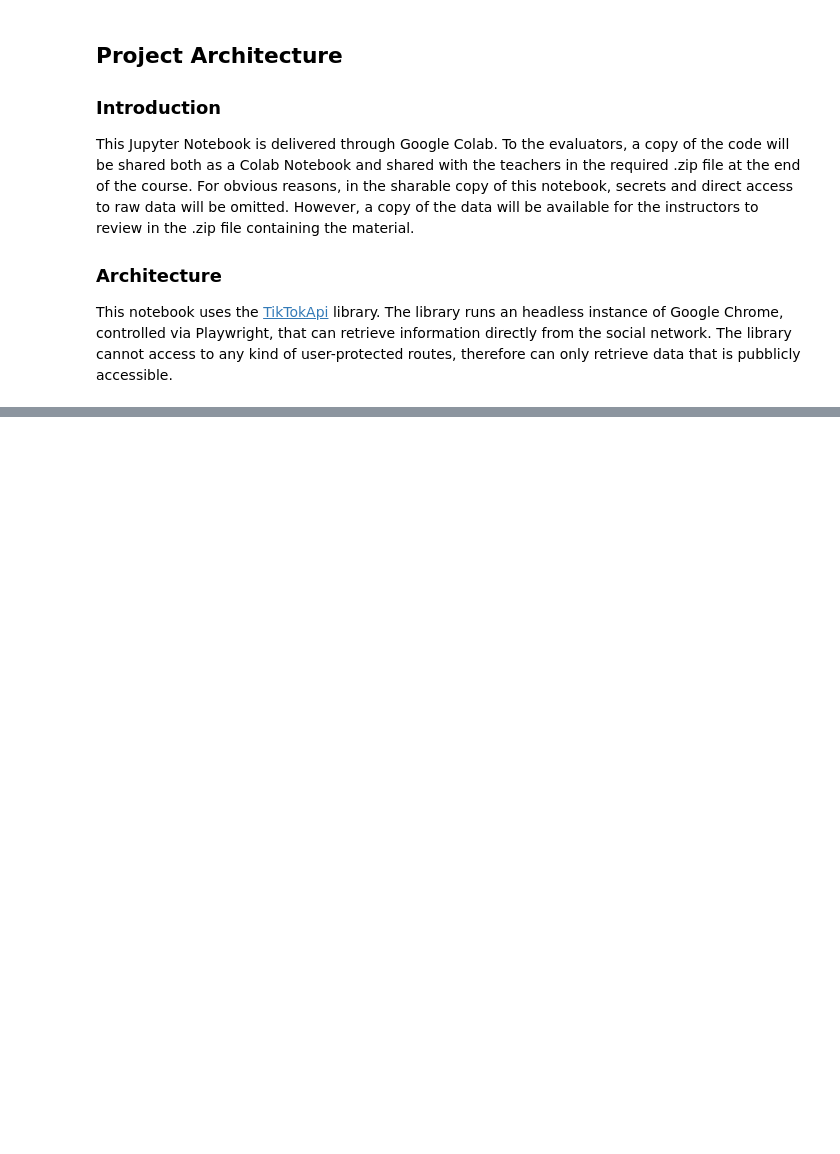
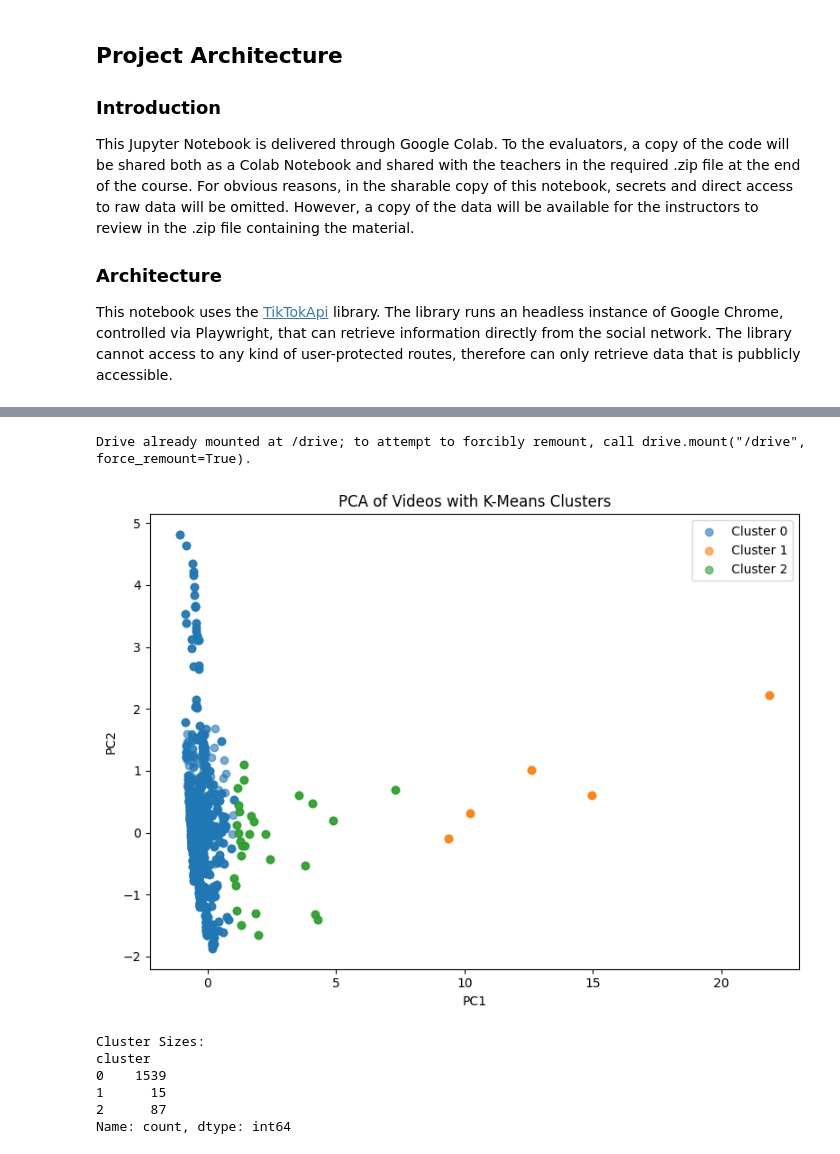
Before and after one commit to Frabat/CS6460-EdTech, a Jupyter notebook: EdTech_CS6460_Francesco_Battista.ipynb, the cells around one changed output, grey strips where cells are left out. Cells and saved outputs as stored; diff of their text form; code cells hidden in the pictures; blank space fills up the shorter version.

```diff
--- a/EdTech_CS6460_Francesco_Battista.ipynb
+++ b/EdTech_CS6460_Francesco_Battista.ipynb
@@ -145,0 +544,69 @@ print(formatted)
+# %%
+# @title **Clustering and Dimensionality**
+
+import pandas as pd
+import numpy as np
+import matplotlib.pyplot as plt
+from sklearn.decomposition import PCA
+from sklearn.cluster import KMeans
+from sklearn.preprocessing import StandardScaler
+
+# Load cleaned data
+drive.mount('/drive')
+df = pd.read_csv('/drive/My Drive/EdTech_Final_Project_2025/cleaned_video_metadata.csv')
+
+# Recompute num_modalities if missing
+if 'num_modalities' not in df.columns:
+    df['num_modalities'] = (
+          df['has_voiceiver'].astype(int)
+        + df['has_subtitles'].astype(int)
+        + df['has_graphics'].astype(int)
+    )
+
+# Prepare features for clustering/PCA
+features = [
+    'stats_playCount', 'stats_diggCount', 'stats_shareCount',
+    'video_duration', 'authorStats_followerCount', 'num_modalities'
+]
+
+# Ensure numeric and handle missing
+X = df[features].fillna(0).astype(float)
+
+# Standardize features
+scaler = StandardScaler()
+X_scaled = scaler.fit_transform(X)
+
+# PCA to 2 components
+pca = PCA(n_components=2, random_state=42)
+pcs = pca.fit_transform(X_scaled)
+df['PC1'], df['PC2'] = pcs[:, 0], pcs[:, 1]
+
+# K-Means clustering
+kmeans = KMeans(n_clusters=3, random_state=42)
+df['cluster'] = kmeans.fit_predict(pcs)
+
+# Plot PCA scatter with clusters
+plt.figure(figsize=(8,6))
+for cluster in sorted(df['cluster'].unique()):
+    mask = df['cluster'] == cluster
+    plt.scatter(df.loc[mask, 'PC1'], df.loc[mask, 'PC2'], label=f'Cluster {cluster}', alpha=0.6)
+plt.xlabel('PC1')
+plt.ylabel('PC2')
+plt.title('PCA of Videos with K-Means Clusters')
+plt.legend()
+plt.tight_layout()
+plt.show()
+
+# Print cluster sizes
+cluster_sizes = df['cluster'].value_counts().sort_index()
+print("Cluster Sizes:")
+print(cluster_sizes)
+# %% [output]
+Drive already mounted at /drive; to attempt to forcibly remount, call drive.mount("/drive", force_remount=True).
+[figure, added]
+Cluster Sizes:
+cluster
+0    1539
+1      15
+2      87
+Name: count, dtype: int64
```
Also changed, not shown: parts of 48 cells of this notebook.
